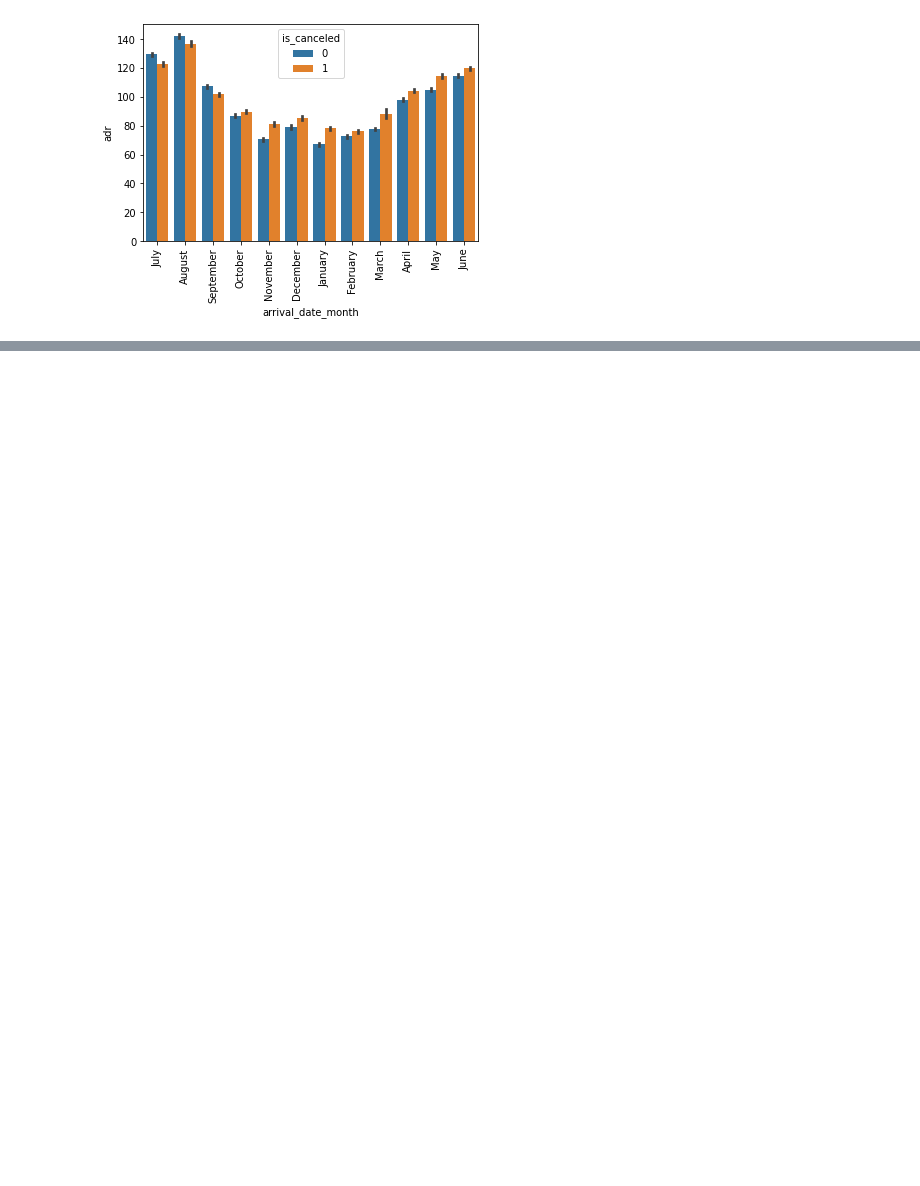
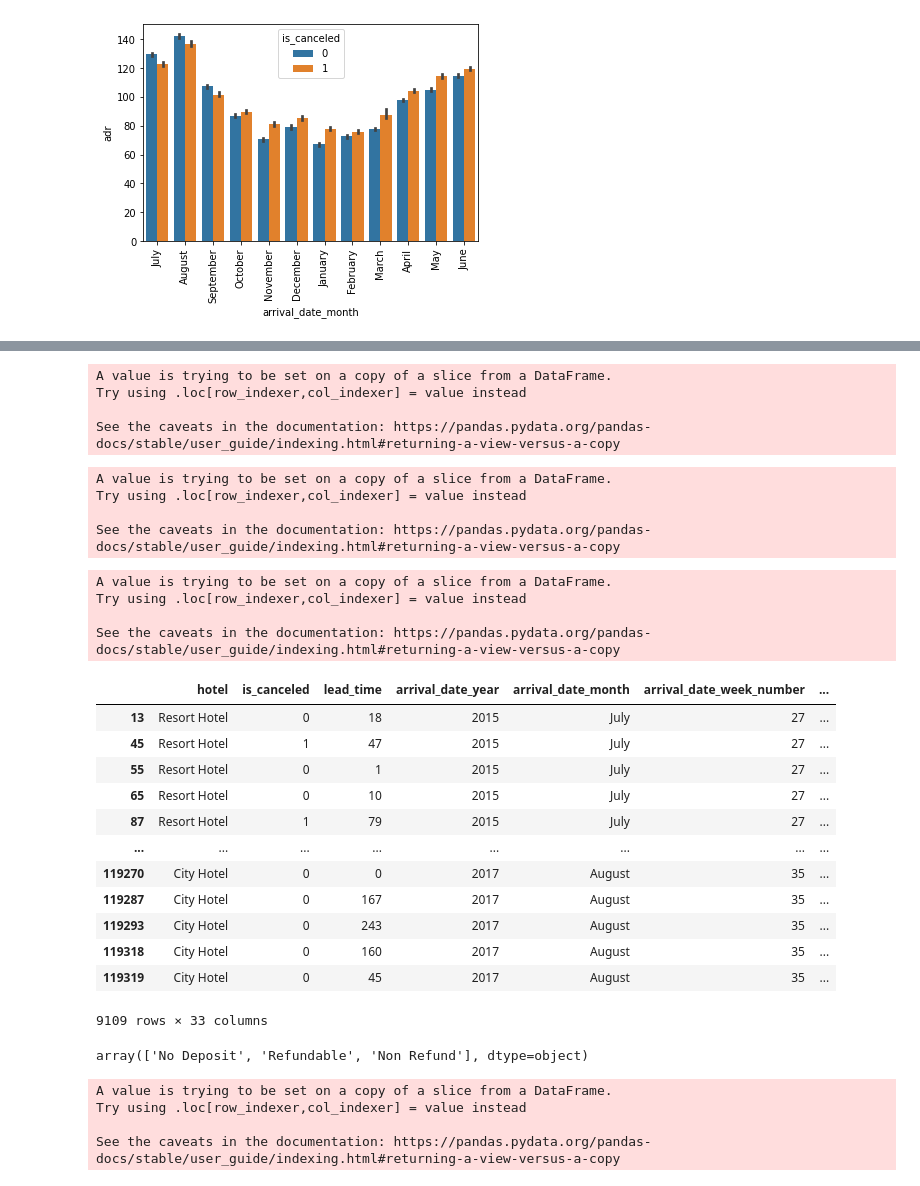
Before and after one commit to NikitaPandey21/Hotel-Booking-Cancellation, a Jupyter notebook: Hotel Booking.ipynb, the cells around one changed output, grey strips where cells are left out. Cells and saved outputs as stored; diff of their text form; code cells hidden in the pictures; blank space fills up the shorter version.

```diff
--- a/Hotel Booking.ipynb
+++ b/Hotel Booking.ipynb
@@ -388,0 +494,46 @@ plt.show()
+# %%
+def family(row):
+    if (row['adults']>0) and (row['children']>0 or row['babies']>0):
+        return 1
+    return 0
+# %%
+data['is_family']=data.apply(family,axis=1)
+# %% [output]
+A value is trying to be set on a copy of a slice from a DataFrame.
+Try using .loc[row_indexer,col_indexer] = value instead
+
+See the caveats in the documentation: https://pandas.pydata.org/pandas-docs/stable/user_guide/indexing.html#returning-a-view-versus-a-copy
+# %%
+data['total_customer']=data['adults']+data['children']+data['babies']
+# %% [output]
+A value is trying to be set on a copy of a slice from a DataFrame.
+Try using .loc[row_indexer,col_indexer] = value instead
+
+See the caveats in the documentation: https://pandas.pydata.org/pandas-docs/stable/user_guide/indexing.html#returning-a-view-versus-a-copy
+# %%
+data['total_nights']=data['stays_in_week_nights']+data['stays_in_weekend_nights']
+# %% [output]
+A value is trying to be set on a copy of a slice from a DataFrame.
+Try using .loc[row_indexer,col_indexer] = value instead
+
+See the caveats in the documentation: https://pandas.pydata.org/pandas-docs/stable/user_guide/indexing.html#returning-a-view-versus-a-copy
+# %%
+data[data['is_family']==1]
+# %% [output]
+|  | hotel | is_canceled | lead_time | arrival_date_year | arrival_date_month | arrival_date_week_number | ... |
+| 13 | Resort Hotel | 0 | 18 | 2015 | July | 27 | ... |
+| 45 | Resort Hotel | 1 | 47 | 2015 | July | 27 | ... |
+| 55 | Resort Hotel | 0 | 1 | 2015 | July | 27 | ... |
+| 65 | Resort Hotel | 0 | 10 | 2015 | July | 27 | ... |
+| 87 | Resort Hotel | 1 | 79 | 2015 | July | 27 | ... |
+| ... | ... | ... | ... | ... | ... | ... | ... |
+| 119270 | City Hotel | 0 | 0 | 2017 | August | 35 | ... |
+| 119287 | City Hotel | 0 | 167 | 2017 | August | 35 | ... |
+| 119293 | City Hotel | 0 | 243 | 2017 | August | 35 | ... |
+| 119318 | City Hotel | 0 | 160 | 2017 | August | 35 | ... |
+| 119319 | City Hotel | 0 | 45 | 2017 | August | 35 | ... |
+9109 rows × 33 columns
+# %%
+data['deposit_type'].unique()
+# %% [output]
+array(['No Deposit', 'Refundable', 'Non Refund'], dtype=object)
@@ -388,0 +542,7 @@ plt.show()
+# %%
+data['deposite_given']=data['deposit_type'].map(dict1)
+# %% [output]
+A value is trying to be set on a copy of a slice from a DataFrame.
+Try using .loc[row_indexer,col_indexer] = value instead
+
+See the caveats in the documentation: https://pandas.pydata.org/pandas-docs/stable/user_guide/indexing.html#returning-a-view-versus-a-copy
```
Also changed, not shown: parts of 44 cells of this notebook.
